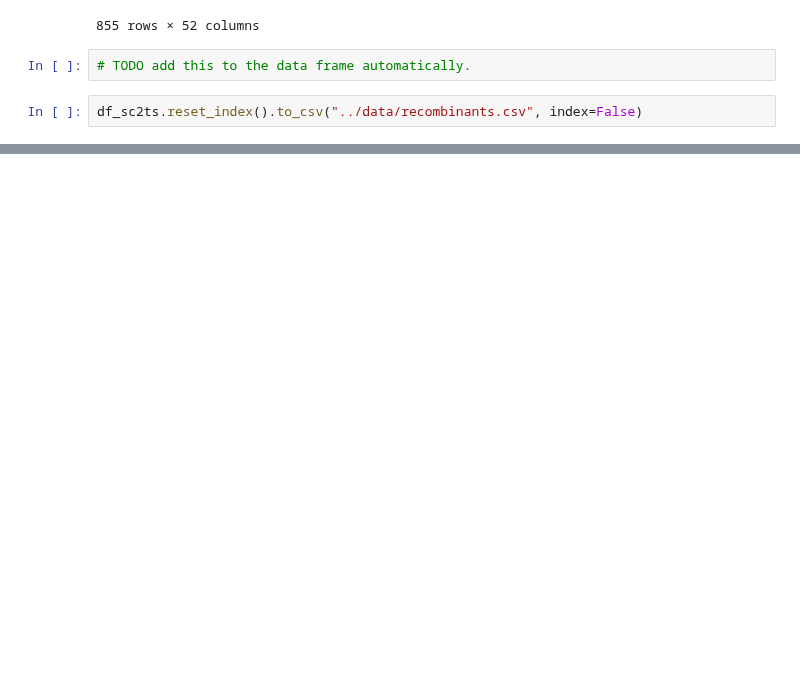
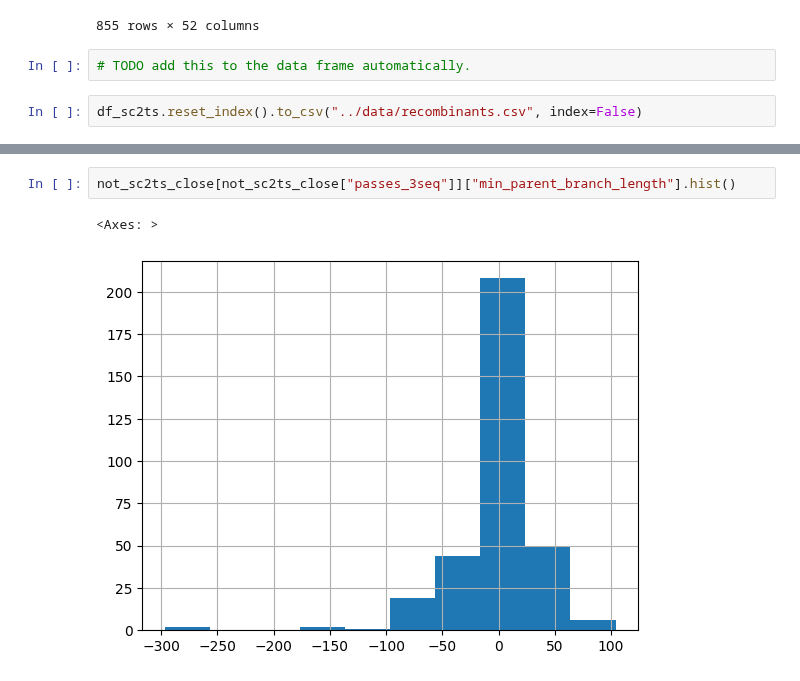
Before and after one commit to jeromekelleher/sc2ts-paper, a Jupyter notebook: notebooks/analysis_ripples.ipynb, the cells around one changed output, grey strips where cells are left out. Drawn from its saved outputs; the diff is of its cells as text; blank space fills up the shorter version.

```diff
--- a/notebooks/analysis_ripples.ipynb
+++ b/notebooks/analysis_ripples.ipynb
@@ -808,0 +1070,5 @@ df_sc2ts.reset_index().to_csv("../data/recombinants.csv", index=False)
+# %%
+not_sc2ts_close[not_sc2ts_close["passes_3seq"]]["min_parent_branch_length"].hist()
+# %% [output]
+<Axes: >
+[figure, added]
```
Also changed, not shown: parts of 52 cells of this notebook, 3 other files.
